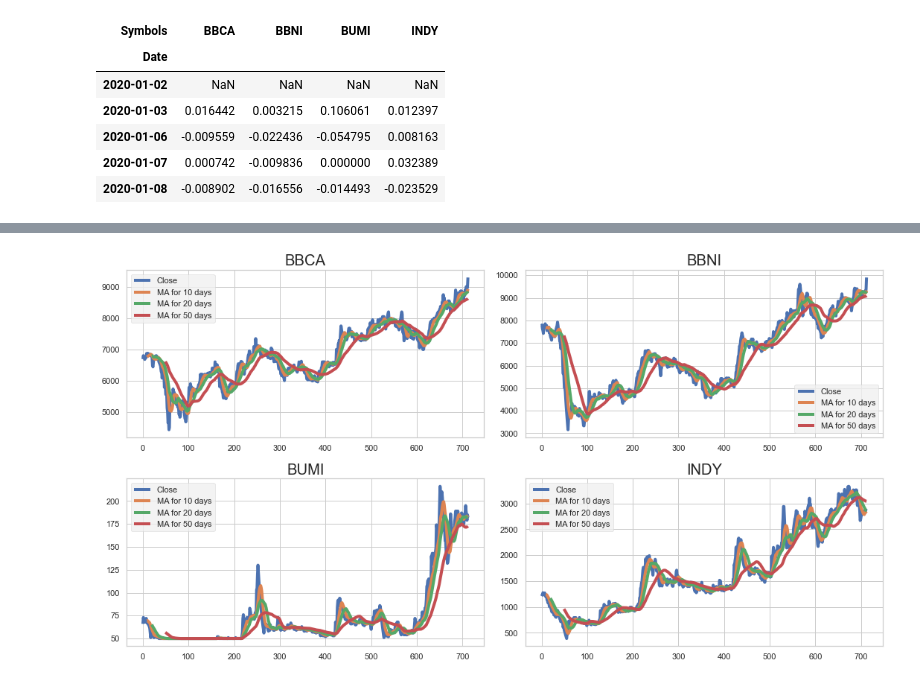
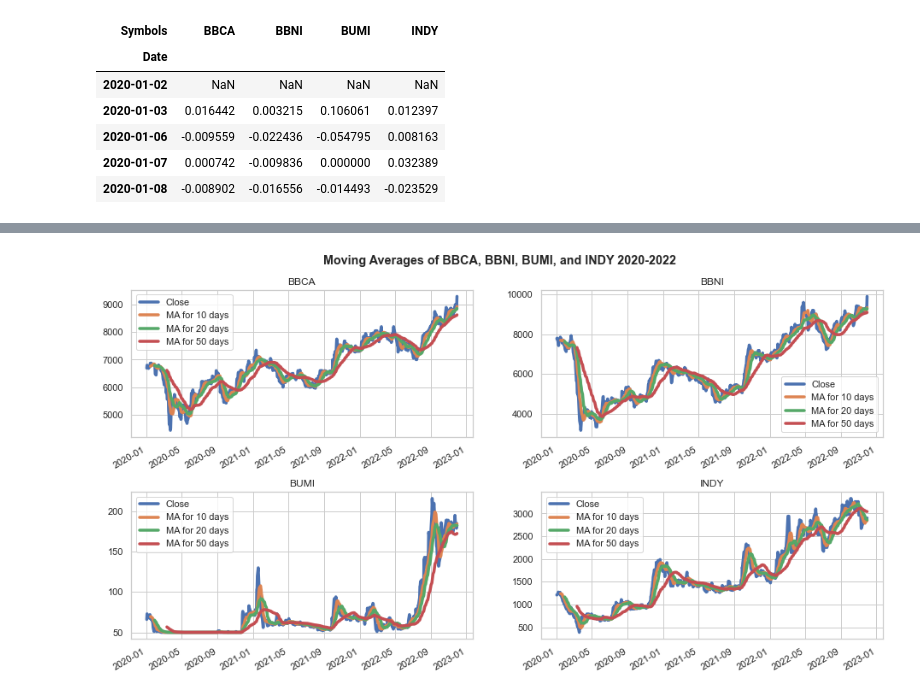
Before and after one commit to crypter70/Stocks-Prediction, a Jupyter notebook: Stocks Data Exploration.ipynb, the cells around one changed output, grey strips where cells are left out. Cells and saved outputs as stored; diff of their text form; code cells hidden in the pictures.

```diff
--- a/Stocks Data Exploration.ipynb
+++ b/Stocks Data Exploration.ipynb
@@ -22,13 +22,17 @@ sns.set_theme(style="whitegrid")
 # %%
 stock_list = ['bbca', 'bbni', 'bumi', 'indy', 'sido']
 stock_code = ['BBCA', 'BBNI', 'BUMI', 'INDY', 'SIDO']
+stock_ma = ['bbca_ma', 'bbni_ma', 'bumi_ma', 'indy_ma', 'sido_ma']
+com_list = []
 
-for a, x in zip(stock_list, stock_code):
-    globals()[a] = pd.read_csv(f"C:\\Users\\LENOVO\\Stocks_exploration\\Stocks-Exploration\\data\\{x}_30_11_2022.csv", encoding='utf-8')
-    globals()[a]['Date'] = pd.to_datetime(globals()[a]['Date'])
-    globals()[a]['Volume'] = globals()[a]['Volume'].astype(int)
+for x, y, z in zip(stock_list, stock_code, stock_ma):
+    globals()[x] = pd.read_csv(f"C:\\Users\\LENOVO\\Stocks_exploration\\Stocks-Exploration\\data\\{y}_30_11_2022.csv", encoding='utf-8')
+    globals()[x]['Date'] = pd.to_datetime(globals()[x]['Date'])
+    globals()[x]['Volume'] = globals()[x]['Volume'].astype(int)
+    globals()[z] = globals()[x]
+    globals()[z] =  globals()[z].set_index('Date')
+    com_list.append(globals()[z])
 
-com_list = [bbca, bbni, bumi, indy, sido]
 df = pd.concat(com_list, axis=0)
 
 bbca.head()
@@ -271,24 +307,45 @@ for ma in ma_day:
+# %%
+fig, axs = plt.subplots(2, 2, figsize=(14, 8))
+fig.tight_layout()
+fig.tight_layout(pad=4)
+
+fig.suptitle(f'{chart9}', fontweight='bold')
+
+ma_day = [10, 20, 50]
+
+for ma in ma_day:
+    for company in com_list:
+        column_name = f"MA for {ma} days"
+        company[column_name] = company['Close'].rolling(ma).mean()
+
+for x, y, ax in zip(stock_ma, stock_code, axs.ravel()):
+    globals()[x][['Close', 'MA for 10 days', 'MA for 20 days', 'MA for 50 days']].plot(ax=ax, linewidth=3.5)
+    ax.set_title(y)
+    ax.set_xlabel(None)
+
+plt.show()
+# %% [output]
+[figure, added]
 # %%
-fig, axes = plt.subplots(nrows=2, ncols=2)
-fig.set_figheight(8)
-fig.set_figwidth(15)
+# fig, axes = plt.subplots(nrows=2, ncols=2)
+# fig.set_figheight(8)
+# fig.set_figwidth(15)
 
-sns.set_style('whitegrid')
-plt.style.use("fivethirtyeight")
+# # sns.set_style('whitegrid')
+# plt.style.use("fivethirtyeight")
 
-bbca[['Close', 'MA for 10 days', 'MA for 20 days', 'MA for 50 days']].plot(ax=axes[0,0])
-axes[0,0].set_title(f'{stock_code[0]}')
-# axes[0,0]
+# test = bbca[['Close', 'MA for 10 days', 'MA for 20 days', 'MA for 50 days']].plot(ax=axes[0,0])
+# axes[0,0].set_title(f'{stock_code[0]}')
+# .style.use("fivethirtyeight")
+# # axes[0,0]
 
-bbni[['Close', 'MA for 10 days', 'MA for 20 days', 'MA for 50 days']].plot(ax=axes[0,1])
-axes[0,1].set_title(f'{stock_code[1]}')
+# bbni[['Close', 'MA for 10 days', 'MA for 20 days', 'MA for 50 days']].plot(ax=axes[0,1])
+# axes[0,1].set_title(f'{stock_code[1]}')
 
-bumi[['Close', 'MA for 10 days', 'MA for 20 days', 'MA for 50 days']].plot(ax=axes[1,0])
-axes[1,0].set_title(f'{stock_code[2]}')
+# bumi[['Close', 'MA for 10 days', 'MA for 20 days', 'MA for 50 days']].plot(ax=axes[1,0])
+# axes[1,0].set_title(f'{stock_code[2]}')
 
-indy[['Close', 'MA for 10 days', 'MA for 20 days', 'MA for 50 days']].plot(ax=axes[1,1])
-axes[1,1].set_title(f'{stock_code[3]}')
+# indy[['Close', 'MA for 10 days', 'MA for 20 days', 'MA for 50 days']].plot(ax=axes[1,1])
+# axes[1,1].set_title(f'{stock_code[3]}')
 
-fig.tight_layout()
+# fig.tight_layout()
-# %% [output]
-[figure, removed]
```
Also changed, not shown: parts of 18 cells of this notebook.
